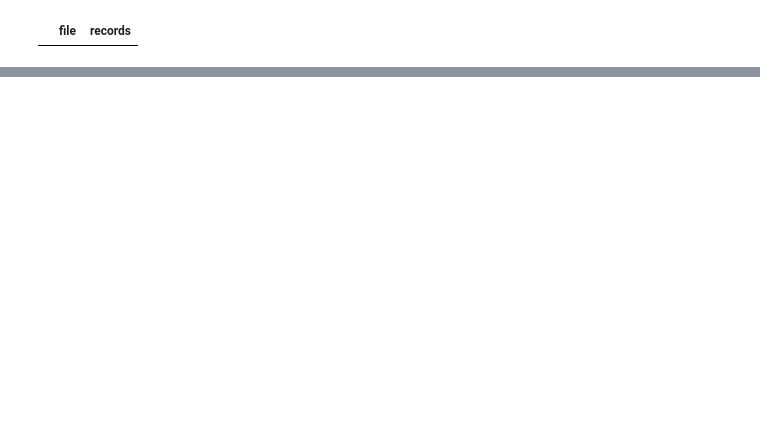
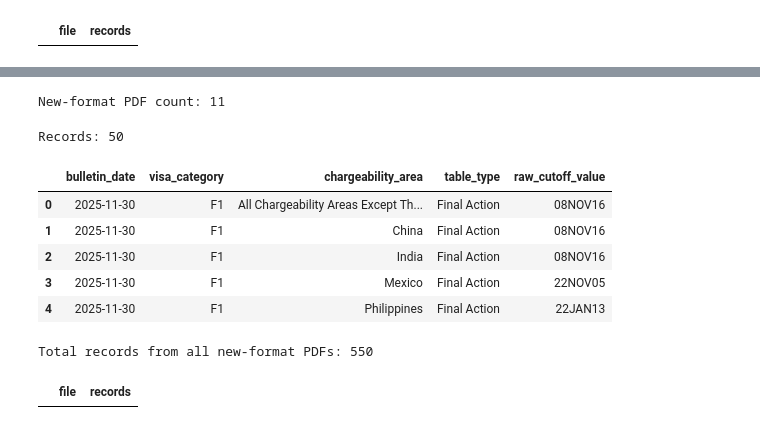
Before and after one commit to stak-k/visa-bulletin-project, a Jupyter notebook: notebooks/02_parse_visa_bulletins.ipynb, the cells around one changed output, grey strips where cells are left out. Saved outputs shown, nothing was run; the diff lists cells and outputs as text; code cells hidden in the pictures; blank space fills up the shorter version.

```diff
--- a/notebooks/02_parse_visa_bulletins.ipynb
+++ b/notebooks/02_parse_visa_bulletins.ipynb
@@ -226,0 +351,16 @@ pd.DataFrame(all_old_records)
+# %%
+# Collect PDFs that use the new bulletin format.
+# The new format begins in November 2025 and continues through September 2026.
+new_format_files = []
+
+# Search all downloaded PDFs and select only the new-format period.
+for pdf_path in RAW_DIR.rglob("*.pdf"):
+    bulletin_date = get_bulletin_date(pdf_path)
+
+    if bulletin_date >= pd.Timestamp("2025-11-30"):
+        new_format_files.append(pdf_path)
+
+# November 2025 through September 2026 should contain 11 bulletins.
+print("New-format PDF count:", len(new_format_files))
+# %% [output]
+New-format PDF count: 11
@@ -226,0 +463,53 @@ pd.DataFrame(all_old_records)
+# %%
+# Test Parser B using the first new-format bulletin.
+test_new_records = parse_new_format(
+    RAW_DIR / "2025" / "november_2025.pdf"
+)
+
+# A successful bulletin should produce 50 records.
+print("Records:", len(test_new_records))
+
+# Preview the first few extracted records.
+pd.DataFrame(test_new_records).head()
+# %% [output]
+Records: 50
+|  | bulletin_date | visa_category | chargeability_area | table_type | raw_cutoff_value |
+| 0 | 2025-11-30 | F1 | All Chargeability Areas Except Th... | Final Action | 08NOV16 |
+| 1 | 2025-11-30 | F1 | China | Final Action | 08NOV16 |
+| 2 | 2025-11-30 | F1 | India | Final Action | 08NOV16 |
+| 3 | 2025-11-30 | F1 | Mexico | Final Action | 22NOV05 |
+| 4 | 2025-11-30 | F1 | Philippines | Final Action | 22JAN13 |
+# %%
+# Store all extracted records from the new-format PDFs.
+all_new_records = []
+
+# Store the record count for each PDF so the parsing can be validated.
+new_validation_results = []
+
+# Parse every new-format Visa Bulletin PDF.
+for pdf_path in new_format_files:
+    records = parse_new_format(pdf_path)
+
+    # Each bulletin should produce exactly 50 records.
+    new_validation_results.append({
+        "file": pdf_path.name,
+        "records": len(records)
+    })
+
+    # Add the records from this bulletin to the full new-format dataset.
+    all_new_records.extend(records)
+
+# Confirm the expected total:
+# 11 bulletins × 50 records = 550 records.
+print("Total records from all new-format PDFs:", len(all_new_records))
+# %% [output]
+Total records from all new-format PDFs: 550
+# %%
+# Convert the validation results into a DataFrame.
+new_validation_df = pd.DataFrame(new_validation_results)
+
+# Show only bulletins that did NOT produce the expected 50 records.
+# An empty result means every new-format PDF passed validation.
+new_validation_df[new_validation_df["records"] != 50]
+# %% [output]
+|  | file | records |
```
Also changed, not shown: parts of 26 cells of this notebook, 2 other files.
